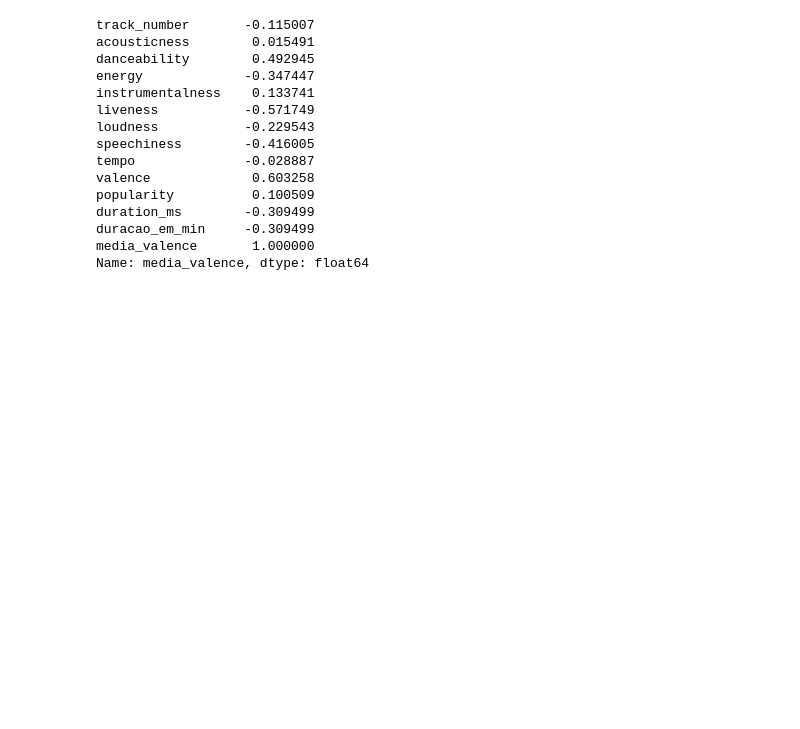
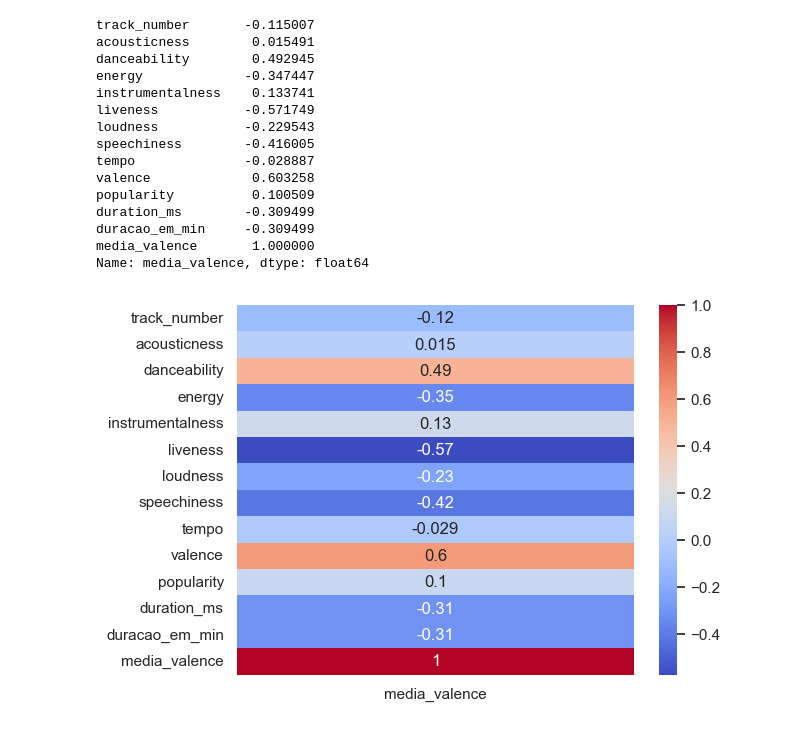
Before and after one commit to DeboraPascoarelli/FIAP_F2A02_ANALISE_EXPLORATORIA_DE_DADOS_EDA, a Jupyter notebook: F2_A2 - ANALISE EXPLORATORIA DE DADOS (EDA).ipynb, the cells around one changed output. Cells and saved outputs as stored; diff of their text form; code cells hidden in the pictures; blank space fills up the shorter version.

```diff
--- a/F2_A2 - ANALISE EXPLORATORIA DE DADOS (EDA).ipynb
+++ b/F2_A2 - ANALISE EXPLORATORIA DE DADOS (EDA).ipynb
@@ -1200,3 +1200,9 @@ duration_ms        -0.309499
 duracao_em_min     -0.309499
 media_valence       1.000000
 Name: media_valence, dtype: float64
+# %%
+#Plota o heatmap
+sns.heatmap(correlacao_sentimento.to_frame(), annot=True, cmap='coolwarm')
+plt.show()
+# %% [output]
+[figure, added]
```
Also changed, not shown: parts of 9 cells of this notebook.
